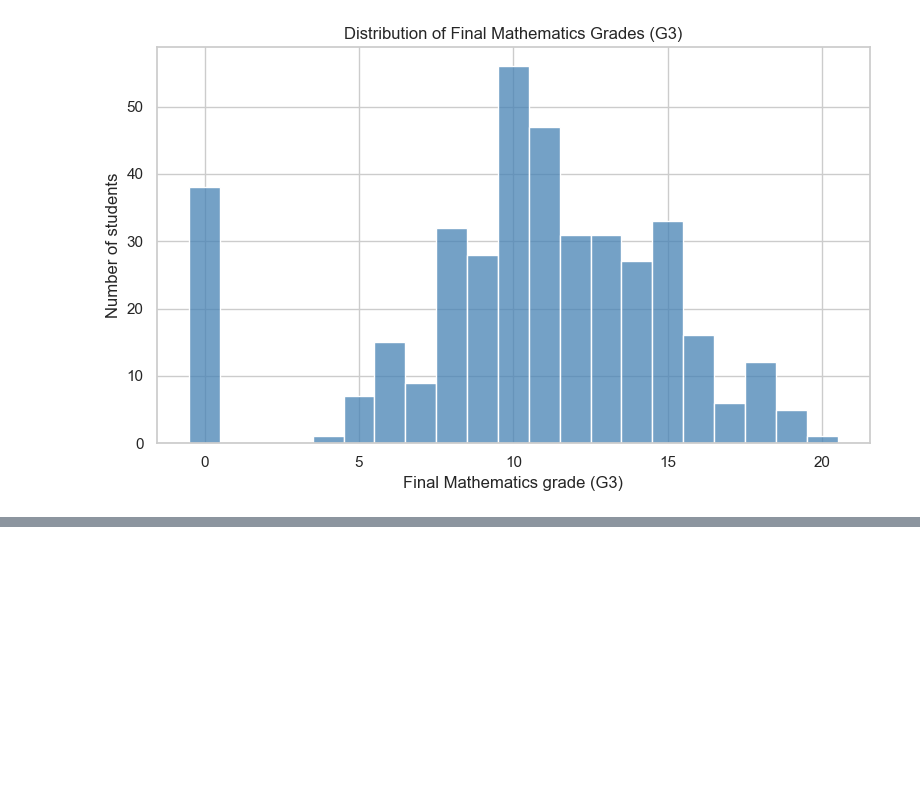
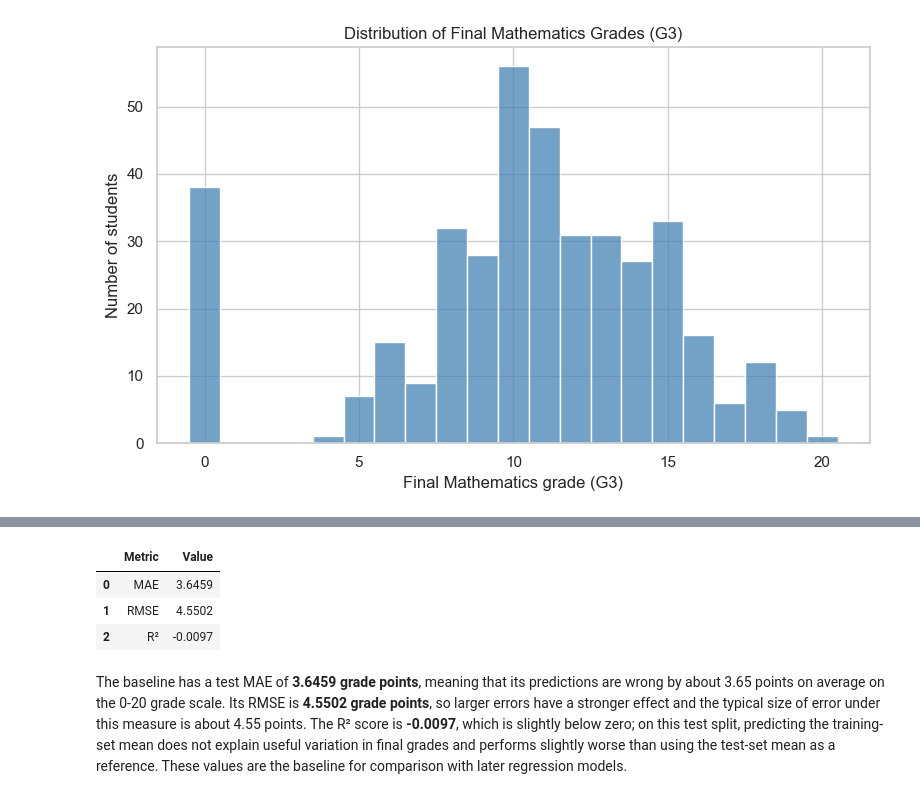
Before and after one commit to ymstack/ct4101-machine_learning, a Jupyter notebook: notebooks/student_performance_ml.ipynb, the cells around one changed output, grey strips where cells are left out. Drawn from its saved outputs; the diff is of its cells as text; code cells hidden in the pictures; blank space fills up the shorter version.

Commit message:
Add baseline model

```diff
--- a/notebooks/student_performance_ml.ipynb
+++ b/notebooks/student_performance_ml.ipynb
@@ -235,0 +248,23 @@ assert X_train_prepared.shape[1] == X_test_prepared.shape[1]
+# %%
+baseline_model = DummyRegressor(strategy='mean')
+baseline_model.fit(X_train_prepared, y_train)
+baseline_predictions = baseline_model.predict(X_test_prepared)
+
+baseline_mae = mean_absolute_error(y_test, baseline_predictions)
+baseline_mse = mean_squared_error(y_test, baseline_predictions)
+baseline_rmse = np.sqrt(baseline_mse)
+baseline_r2 = r2_score(y_test, baseline_predictions)
+
+baseline_results = pd.DataFrame({
+    'Metric': ['MAE', 'RMSE', 'R²'],
+    'Value': [baseline_mae, baseline_rmse, baseline_r2]
+})
+
+display(baseline_results.round(4))
+# %% [output]
+|  | Metric | Value |
+| 0 | MAE | 3.6459 |
+| 1 | RMSE | 4.5502 |
+| 2 | R² | -0.0097 |
+# %% [markdown]
+The baseline has a test MAE of **3.6459 grade points**, meaning that its predictions are wrong by about 3.65 points on average on the 0-20 grade scale. Its RMSE is **4.5502 grade points**, so larger errors have a stronger effect and the typical size of error under this measure is about 4.55 points. The R² score is **-0.0097**, which is slightly below zero; on this test split, predicting the training-set mean does not explain useful variation in final grades and performs slightly worse than using the test-set mean as a reference. These values are the baseline for comparison with later regression models.
```
Also changed, not shown: parts of 5 cells of this notebook.
